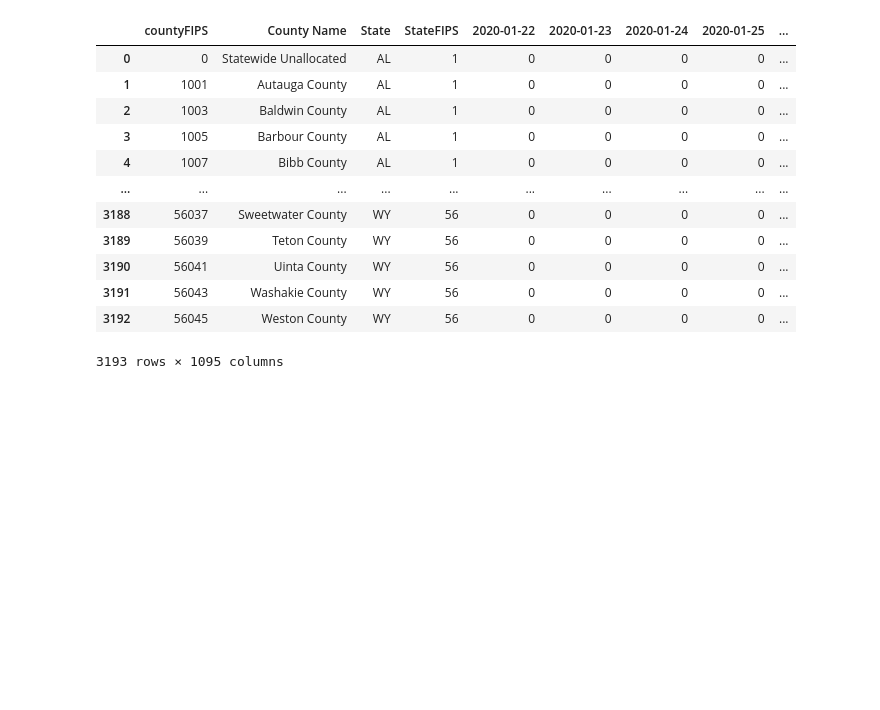
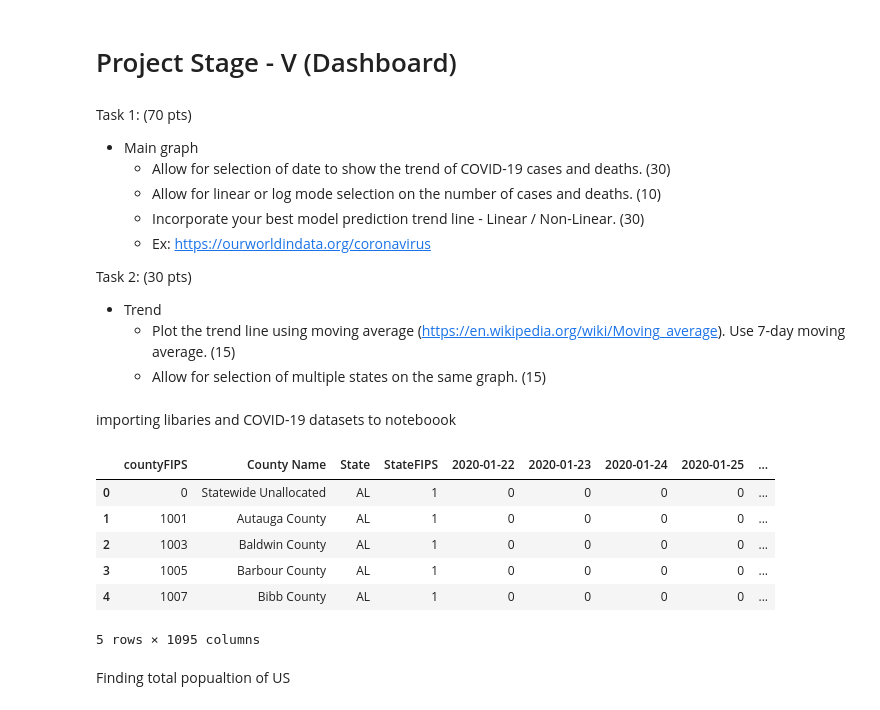
Before and after one commit to ssjung1/csc405-group-project, a Jupyter notebook: Project/src/team/stage-5.ipynb, the cells around one changed output. Cells and saved outputs as stored; diff of their text form; code cells hidden in the pictures; blank space fills up the shorter version.

```diff
--- a/Project/src/team/stage-5.ipynb
+++ b/Project/src/team/stage-5.ipynb
@@ -1,3 +1,21 @@
+# %% [markdown]
+# Project Stage - V (Dashboard)
+# %% [markdown]
+Task 1: (70 pts)
+
+- Main graph
+    - Allow for selection of date to show the trend of COVID-19 cases and deaths. (30)
+    - Allow for linear or log mode selection on the number of cases and deaths. (10)
+    - Incorporate your best model prediction trend line - Linear / Non-Linear. (30)
+    - Ex: https://ourworldindata.org/coronavirus
+
+Task 2: (30 pts)
+
+- Trend
+    - Plot the trend line using moving average (https://en.wikipedia.org/wiki/Moving_average). Use 7-day moving average. (15)
+    - Allow for selection of multiple states on the same graph. (15)
+# %% [markdown]
+importing libaries and COVID-19 datasets to noteboook
 # %%
 import pandas as pd
 import matplotlib.pyplot as plt
@@ -7,18 +25,14 @@ C_case = pd.read_csv("covid_confirmed_usafacts.csv")
 C_population = pd.read_csv("covid_county_population_usafacts.csv")
 C_death = pd.read_csv("covid_deaths_usafacts.csv")
 # %%
-C_case
+C_case.head()
 # %% [output]
 |  | countyFIPS | County Name | State | StateFIPS | 2020-01-22 | 2020-01-23 | 2020-01-24 | 2020-01-25 | ... |
 | 0 | 0 | Statewide Unallocated | AL | 1 | 0 | 0 | 0 | 0 | ... |
 | 1 | 1001 | Autauga County | AL | 1 | 0 | 0 | 0 | 0 | ... |
 | 2 | 1003 | Baldwin County | AL | 1 | 0 | 0 | 0 | 0 | ... |
 | 3 | 1005 | Barbour County | AL | 1 | 0 | 0 | 0 | 0 | ... |
 | 4 | 1007 | Bibb County | AL | 1 | 0 | 0 | 0 | 0 | ... |
-| ... | ... | ... | ... | ... | ... | ... | ... | ... | ... |
-| 3188 | 56037 | Sweetwater County | WY | 56 | 0 | 0 | 0 | 0 | ... |
-| 3189 | 56039 | Teton County | WY | 56 | 0 | 0 | 0 | 0 | ... |
-| 3190 | 56041 | Uinta County | WY | 56 | 0 | 0 | 0 | 0 | ... |
-| 3191 | 56043 | Washakie County | WY | 56 | 0 | 0 | 0 | 0 | ... |
-| 3192 | 56045 | Weston County | WY | 56 | 0 | 0 | 0 | 0 | ... |
-3193 rows × 1095 columns
+5 rows × 1095 columns
+# %% [markdown]
+Finding total popualtion of US
```
Also changed, not shown: parts of 36 cells of this notebook.
